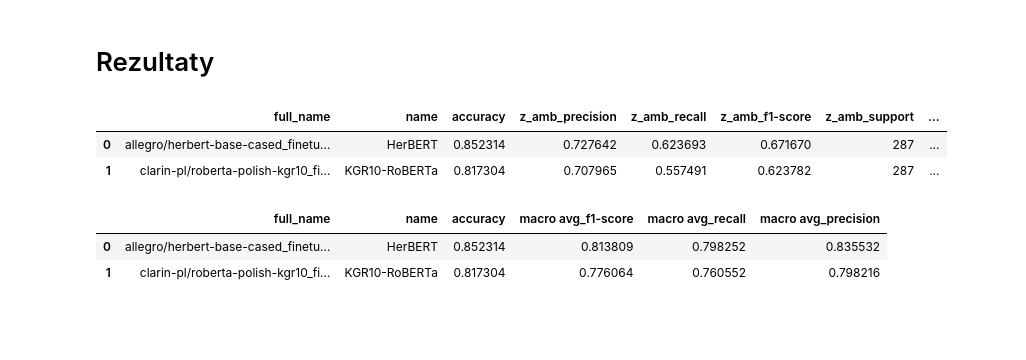
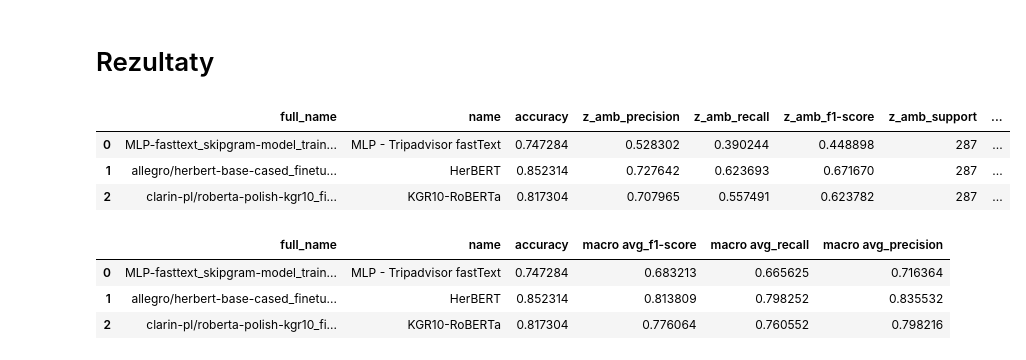
Before and after one commit to wojtek11530/PJN_zadanie_3, a Jupyter notebook: notebooks/results_analysis_lista3.ipynb, the cells around one changed output. Saved outputs shown, nothing was run; the diff lists cells and outputs as text; code cells hidden in the pictures; blank space fills up the shorter version.

```diff
--- a/notebooks/results_analysis_lista3.ipynb
+++ b/notebooks/results_analysis_lista3.ipynb
@@ -26,8 +26,9 @@ def manage_model_name(name: str) -> str:
         name = spl[1]
 
     names_dict = {
-            'herbert-base-cased': 'HerBERT',
-            'roberta-polish-kgr10': 'KGR10-RoBERTa'
+        'MLP-fasttext_skipgram-model_train_base_skip': 'MLP - Tripadvisor fastText',
+        'herbert-base-cased': 'HerBERT',
+        'roberta-polish-kgr10': 'KGR10-RoBERTa'
     }
     if name in names_dict:
         name = names_dict[name]
@@ -55,8 +56,8 @@ def visualize_results(df: pd.DataFrame, suptitle: str = ''):
                 ci='sd', errwidth=1.25, capsize=0.075, data=df_measures, ax=ax1)
 
     ax1.yaxis.set_major_formatter(mtick.PercentFormatter(xmax=1))
-    ax1.set_ylim(bottom=round(df_measures['value'].min()-0.01, 2),
-                 top=round(df_measures['value'].max()+0.01, 2))
+    ax1.set_ylim(bottom=round(df_measures['value'].min()-0.02, 2),
+                 top=round(df_measures['value'].max()+0.02, 2))
 
     x_ticks_labels = [measures_to_plot_title[col] for col in measures_to_plot]
     ax1.set_xticklabels(x_ticks_labels)
@@ -67,7 +68,6 @@ def visualize_results(df: pd.DataFrame, suptitle: str = ''):
     fig.legend(handles, labels, title='Model', bbox_to_anchor=(1.02, 0.9), loc=2, borderaxespad=0.)
     ax1.get_legend().remove()
 
-    fig.suptitle(suptitle, fontsize=titlesize+4)
     file_name = suptitle + '.pdf'
     fig.savefig(file_name, bbox_inches='tight')
 # %% [markdown]
@@ -75,21 +75,23 @@ def visualize_results(df: pd.DataFrame, suptitle: str = ''):
 # %%
 file_name = 'results_lista_3.csv'
 file_path = os.path.join(DATA_FOLDER, file_name)
 
 df = load_df(file_path)
 
 with pd.option_context('display.max_columns', None):
-    display(df.head(2))
+    display(df)
 # %% [output]
 |  | full_name | name | accuracy | z_amb_precision | z_amb_recall | z_amb_f1-score | z_amb_support | ... |
-| 0 | allegro/herbert-base-cased_finetu... | HerBERT | 0.852314 | 0.727642 | 0.623693 | 0.671670 | 287 | ... |
-| 1 | clarin-pl/roberta-polish-kgr10_fi... | KGR10-RoBERTa | 0.817304 | 0.707965 | 0.557491 | 0.623782 | 287 | ... |
+| 0 | MLP-fasttext_skipgram-model_train... | MLP - Tripadvisor fastText | 0.747284 | 0.528302 | 0.390244 | 0.448898 | 287 | ... |
+| 1 | allegro/herbert-base-cased_finetu... | HerBERT | 0.852314 | 0.727642 | 0.623693 | 0.671670 | 287 | ... |
+| 2 | clarin-pl/roberta-polish-kgr10_fi... | KGR10-RoBERTa | 0.817304 | 0.707965 | 0.557491 | 0.623782 | 287 | ... |
 # %%
 df[cols_to_display]
 # %% [output]
 |  | full_name | name | accuracy | macro avg_f1-score | macro avg_recall | macro avg_precision |
-| 0 | allegro/herbert-base-cased_finetu... | HerBERT | 0.852314 | 0.813809 | 0.798252 | 0.835532 |
-| 1 | clarin-pl/roberta-polish-kgr10_fi... | KGR10-RoBERTa | 0.817304 | 0.776064 | 0.760552 | 0.798216 |
+| 0 | MLP-fasttext_skipgram-model_train... | MLP - Tripadvisor fastText | 0.747284 | 0.683213 | 0.665625 | 0.716364 |
+| 1 | allegro/herbert-base-cased_finetu... | HerBERT | 0.852314 | 0.813809 | 0.798252 | 0.835532 |
+| 2 | clarin-pl/roberta-polish-kgr10_fi... | KGR10-RoBERTa | 0.817304 | 0.776064 | 0.760552 | 0.798216 |
 # %%
 visualize_results(df, suptitle='Wyniki - lista3')
 # %% [output]
```
Also changed, not shown: parts of 2 cells of this notebook, 4 other files.
